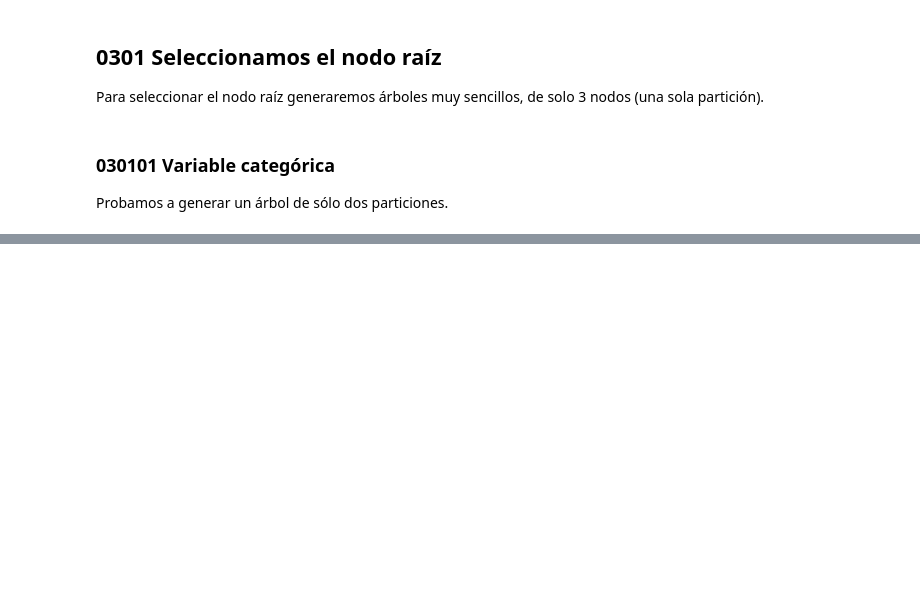
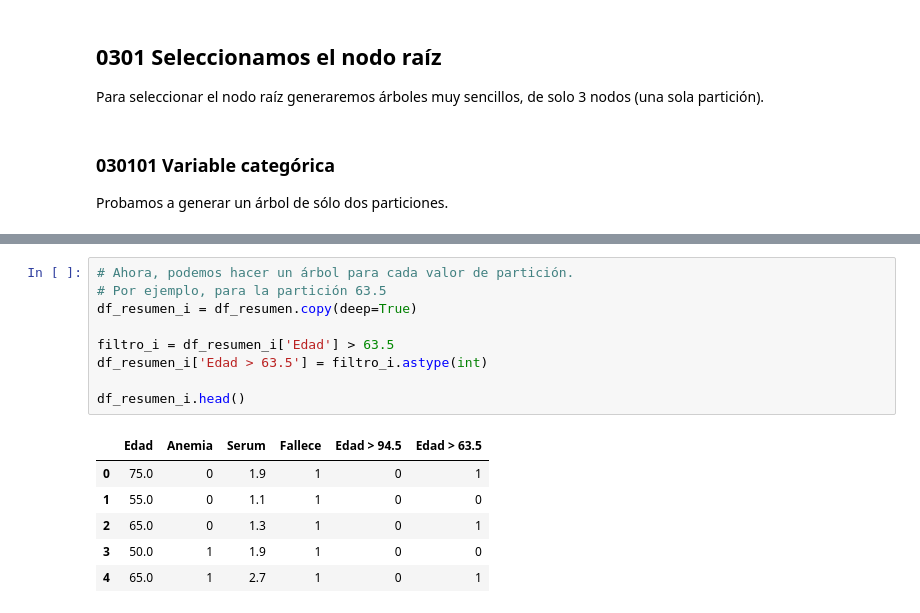
Before and after one commit to JotaBlanco/TheValley, a Jupyter notebook: Arboles/Clase_01_Arboles/01_Árboles_Decisión.ipynb, the cells around one changed output, grey strips where cells are left out. Saved outputs shown, nothing was run; the diff lists cells and outputs as text; blank space fills up the shorter version.

Commit message:
Intro árboles de decisión

```diff
--- a/Arboles/Clase_01_Arboles/01_Árboles_Decisión.ipynb
+++ b/Arboles/Clase_01_Arboles/01_Árboles_Decisión.ipynb
@@ -240,0 +181,16 @@ for i, valor in enumerate(valores_unicos[1:]):
+# %%
+# Ahora, podemos hacer un árbol para cada valor de partición.
+# Por ejemplo, para la partición 63.5
+df_resumen_i = df_resumen.copy(deep=True)
+
+filtro_i = df_resumen_i['Edad'] > 63.5
+df_resumen_i['Edad > 63.5'] = filtro_i.astype(int)
+
+df_resumen_i.head()
+# %% [output]
+|  | Edad | Anemia | Serum | Fallece | Edad > 94.5 | Edad > 63.5 |
+| 0 | 75.0 | 0 | 1.9 | 1 | 0 | 1 |
+| 1 | 55.0 | 0 | 1.1 | 1 | 0 | 0 |
+| 2 | 65.0 | 0 | 1.3 | 1 | 0 | 1 |
+| 3 | 50.0 | 1 | 1.9 | 1 | 0 | 0 |
+| 4 | 65.0 | 1 | 2.7 | 1 | 0 | 1 |
```
Also changed, not shown: parts of 70 cells of this notebook.
